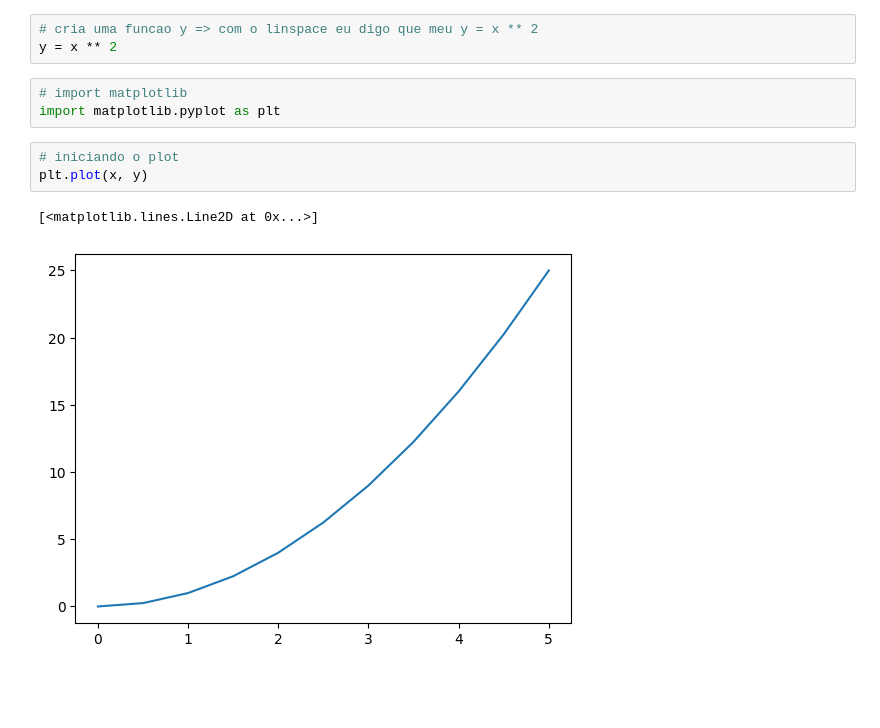
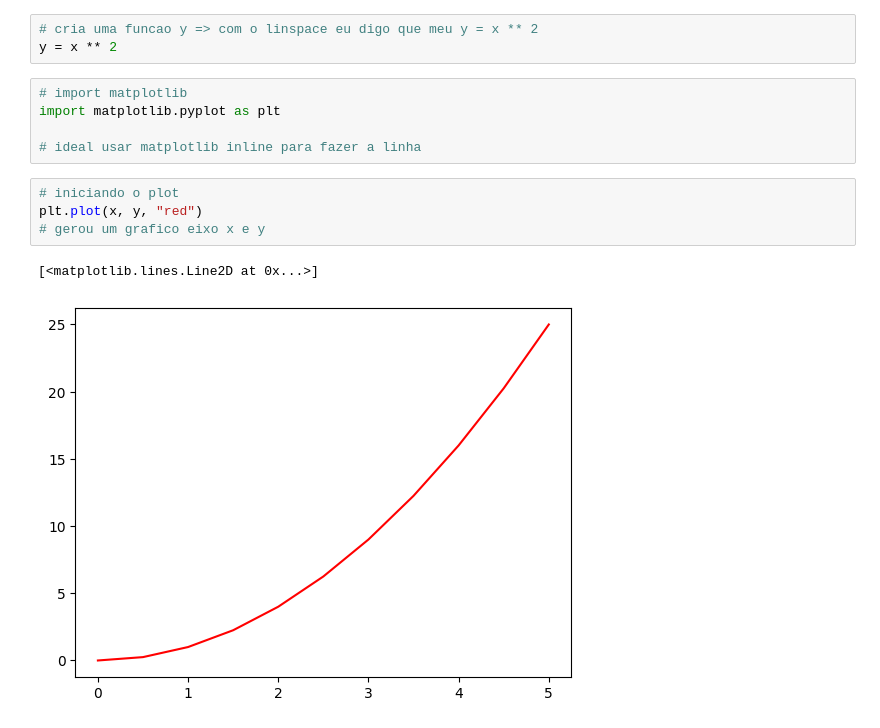
Before and after one commit to ludiemert/Data_Visualization_Matplotlib, a Jupyter notebook: Matplotlib.ipynb, the cells around one changed output. Cells and saved outputs as stored; diff of their text form; blank space fills up the shorter version.

Commit message:
add eixo x and y

```diff
--- a/Matplotlib.ipynb
+++ b/Matplotlib.ipynb
@@ -13,9 +13,12 @@ y = x ** 2
 # %%
 # import matplotlib
 import matplotlib.pyplot as plt
+
+# ideal usar matplotlib inline para fazer a linha
 # %%
 # iniciando o plot
-plt.plot(x, y)
+plt.plot(x, y, "red")
+# gerou um grafico eixo x e y
 # %% [output]
 [<matplotlib.lines.Line2D at 0x...>]
-[figure, old version]
+[figure, new version]
```
Also changed, not shown: parts of 1 cell of this notebook.
